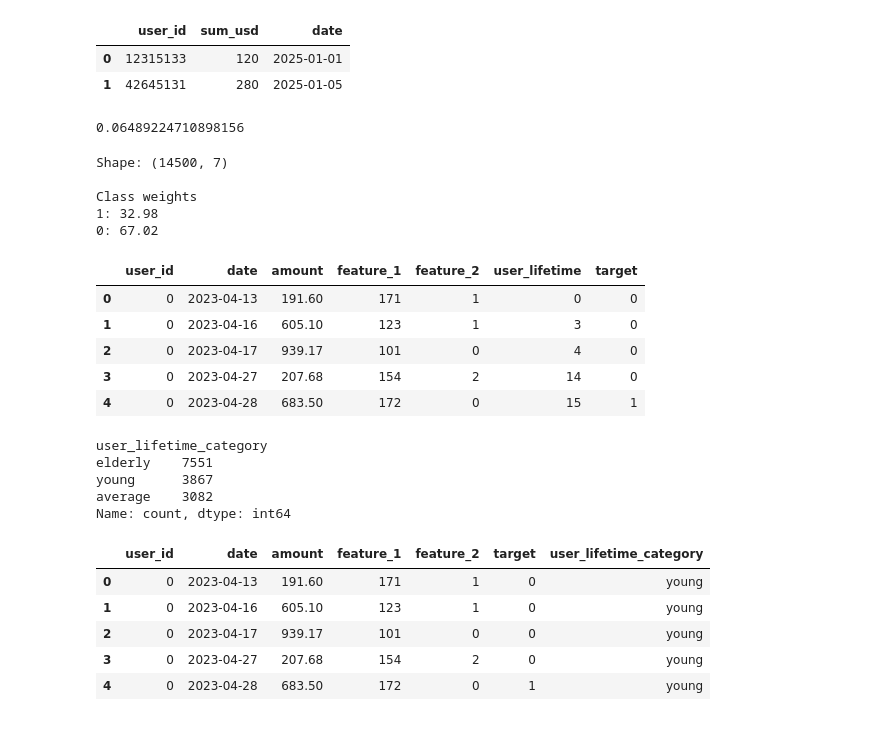
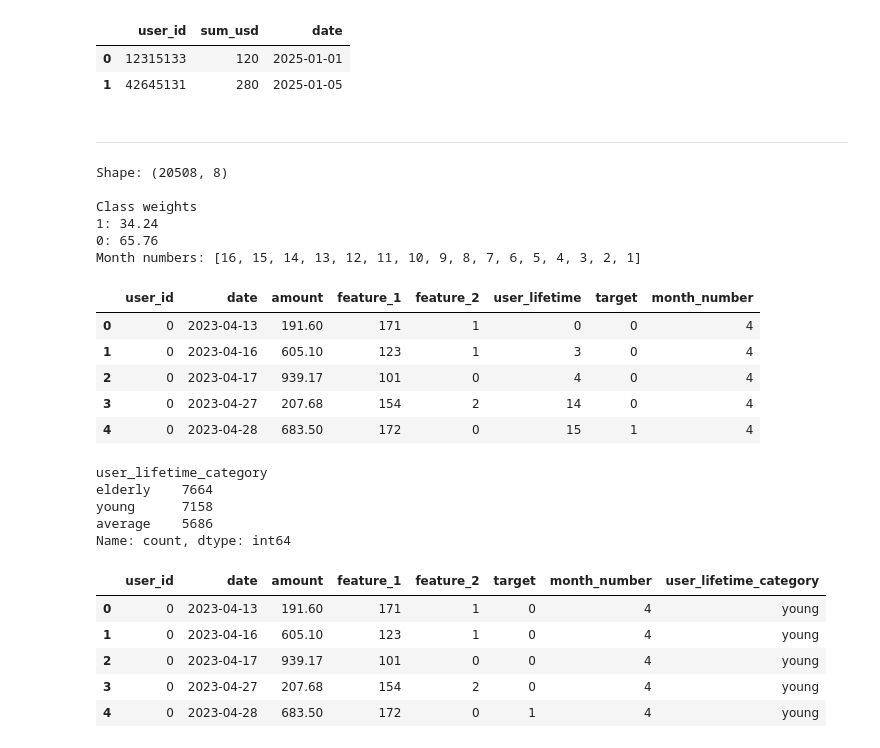
Before and after one commit to PavelShunkevich/articles, a Jupyter notebook: model_quality_monitoring/code_for_article.ipynb, the cells around one changed output. Cells and saved outputs as stored; diff of their text form; code cells hidden in the pictures.

```diff
--- a/model_quality_monitoring/code_for_article.ipynb
+++ b/model_quality_monitoring/code_for_article.ipynb
@@ -8,17 +8,17 @@ df
 |  | user_id | sum_usd | date |
 | 0 | 12315133 | 120 | 2025-01-01 |
 | 1 | 42645131 | 280 | 2025-01-05 |
-# %%
-np.random.rand()
-# %% [output]
-0.06489224710898156
+# %% [markdown]
+-----
 # %%
 import pandas as pd
 import numpy as np
+import matplotlib.pyplot as plt
 from sklearn.model_selection import train_test_split
 from catboost import CatBoostClassifier, Pool
 from sklearn.metrics import roc_auc_score
-import matplotlib.pyplot as plt
+from dateutil.relativedelta import relativedelta
+
 
 def generate_synthetic_data(start_date: str, end_date: str, n_users: int) -> pd.DataFrame:
     """Генерация синтетических данных с постепенным добавлением пользователей."""
@@ -52,44 +52,48 @@ def generate_synthetic_data(start_date: str, end_date: str, n_users: int) -> pd.
                     probability_boost += 0.01
                 else:
                     probability_boost += 0.005
                 probability = base_probability + probability_boost
 
                 target = np.random.choice([0, 1], p=[1 - probability, probability])
 
                 data.append({
                     'user_id': user_id,
                     'date': date,
                     'amount': amount,
                     'feature_1': feature_1,
                     'feature_2': feature_2,
                     'user_lifetime': user_lifetime,
                     'target': target
                 })
     return pd.DataFrame(data)
 
 start_date = '2023-01-01'
-end_date = '2024-12-31'
-n_users = 100
+end_date = '2024-04-30'
+n_users = 200
 df = generate_synthetic_data(start_date, end_date, n_users)
+start_date = pd.to_datetime(start_date)
+df['month_number'] = df['date'].apply(lambda date: relativedelta(date, start_date).months + 12 * relativedelta(date, start_date).years + 1)
 
 print('Shape:', df.shape)
 val_counts = df['target'].value_counts()
 zero_class_weight = round(100 - val_counts[1]*100/(val_counts[0]+val_counts[1]),2)
 first_class_weight = round(val_counts[1]*100/(val_counts[0]+val_counts[1]),2)
 print(f'\nClass weights\n1: {first_class_weight}\n0: {zero_class_weight}')
+print(f'Month numbers: {sorted(df['month_number'].unique(), reverse=True)}')
 df.head(5)
 # %% [output]
-Shape: (14500, 7)
+Shape: (20508, 8)
 
 Class weights
-1: 32.98
-0: 67.02
+1: 34.24
+0: 65.76
+Month numbers: [16, 15, 14, 13, 12, 11, 10, 9, 8, 7, 6, 5, 4, 3, 2, 1]
-|  | user_id | date | amount | feature_1 | feature_2 | user_lifetime | target |
-| 0 | 0 | 2023-04-13 | 191.60 | 171 | 1 | 0 | 0 |
-| 1 | 0 | 2023-04-16 | 605.10 | 123 | 1 | 3 | 0 |
-| 2 | 0 | 2023-04-17 | 939.17 | 101 | 0 | 4 | 0 |
-| 3 | 0 | 2023-04-27 | 207.68 | 154 | 2 | 14 | 0 |
-| 4 | 0 | 2023-04-28 | 683.50 | 172 | 0 | 15 | 1 |
+|  | user_id | date | amount | feature_1 | feature_2 | user_lifetime | target | month_number |
+| 0 | 0 | 2023-04-13 | 191.60 | 171 | 1 | 0 | 0 | 4 |
+| 1 | 0 | 2023-04-16 | 605.10 | 123 | 1 | 3 | 0 | 4 |
+| 2 | 0 | 2023-04-17 | 939.17 | 101 | 0 | 4 | 0 | 4 |
+| 3 | 0 | 2023-04-27 | 207.68 | 154 | 2 | 14 | 0 | 4 |
+| 4 | 0 | 2023-04-28 | 683.50 | 172 | 0 | 15 | 1 | 4 |
 # %%
 def categorize_user_lifetime(user_lifetime: int) -> str:
     """Категоризация user_lifetime"""
@@ -113,13 +117,13 @@ print(df['user_lifetime_category'].value_counts())
 df.head()
 # %% [output]
 user_lifetime_category
-elderly    7551
-young      3867
-average    3082
+elderly    7664
+young      7158
+average    5686
 Name: count, dtype: int64
-|  | user_id | date | amount | feature_1 | feature_2 | target | user_lifetime_category |
-| 0 | 0 | 2023-04-13 | 191.60 | 171 | 1 | 0 | young |
-| 1 | 0 | 2023-04-16 | 605.10 | 123 | 1 | 0 | young |
-| 2 | 0 | 2023-04-17 | 939.17 | 101 | 0 | 0 | young |
-| 3 | 0 | 2023-04-27 | 207.68 | 154 | 2 | 0 | young |
-| 4 | 0 | 2023-04-28 | 683.50 | 172 | 0 | 1 | young |
+|  | user_id | date | amount | feature_1 | feature_2 | target | month_number | user_lifetime_category |
+| 0 | 0 | 2023-04-13 | 191.60 | 171 | 1 | 0 | 4 | young |
+| 1 | 0 | 2023-04-16 | 605.10 | 123 | 1 | 0 | 4 | young |
+| 2 | 0 | 2023-04-17 | 939.17 | 101 | 0 | 0 | 4 | young |
+| 3 | 0 | 2023-04-27 | 207.68 | 154 | 2 | 0 | 4 | young |
+| 4 | 0 | 2023-04-28 | 683.50 | 172 | 0 | 1 | 4 | young |
```
Also changed, not shown: parts of 16 cells of this notebook, 6 other files.
